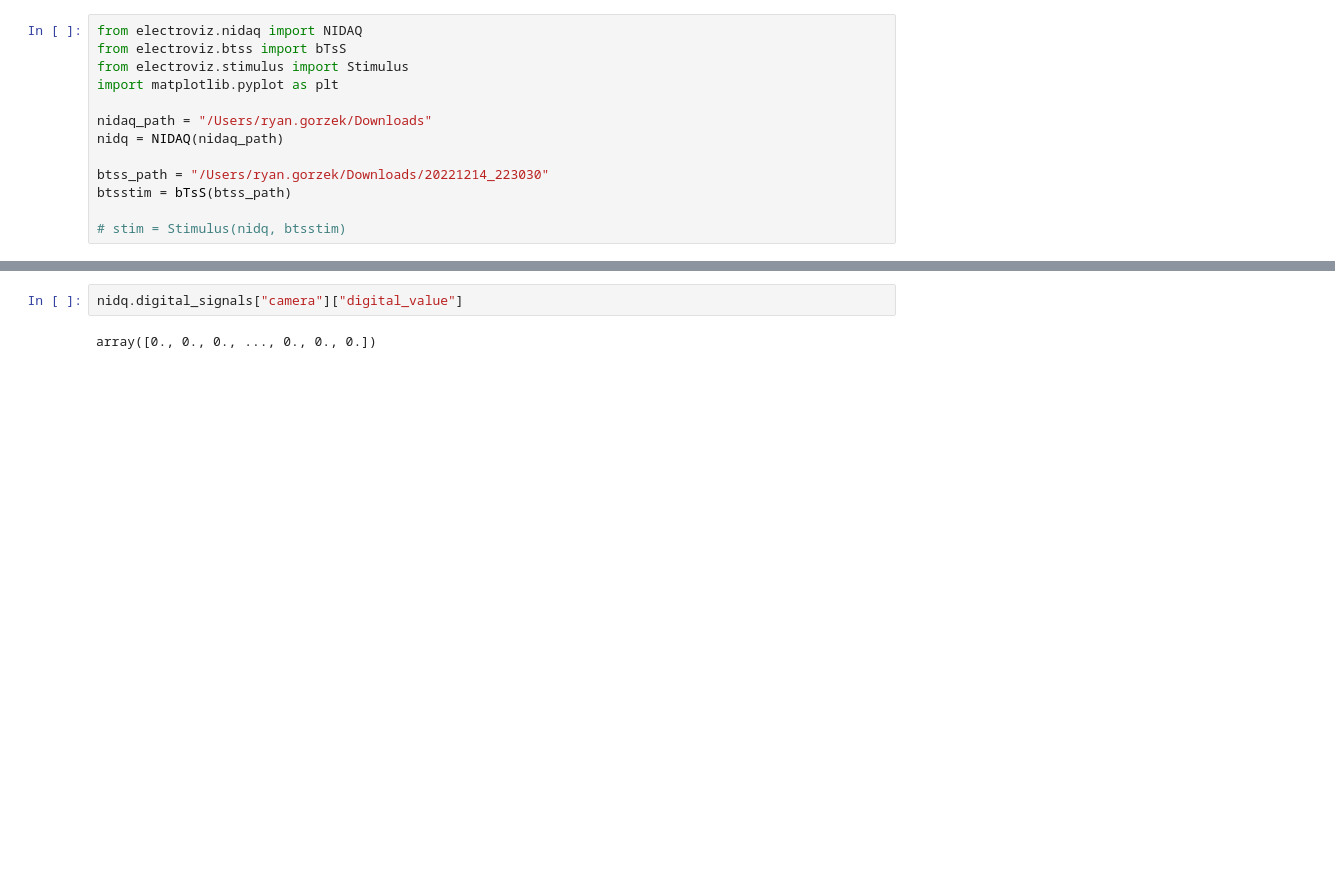
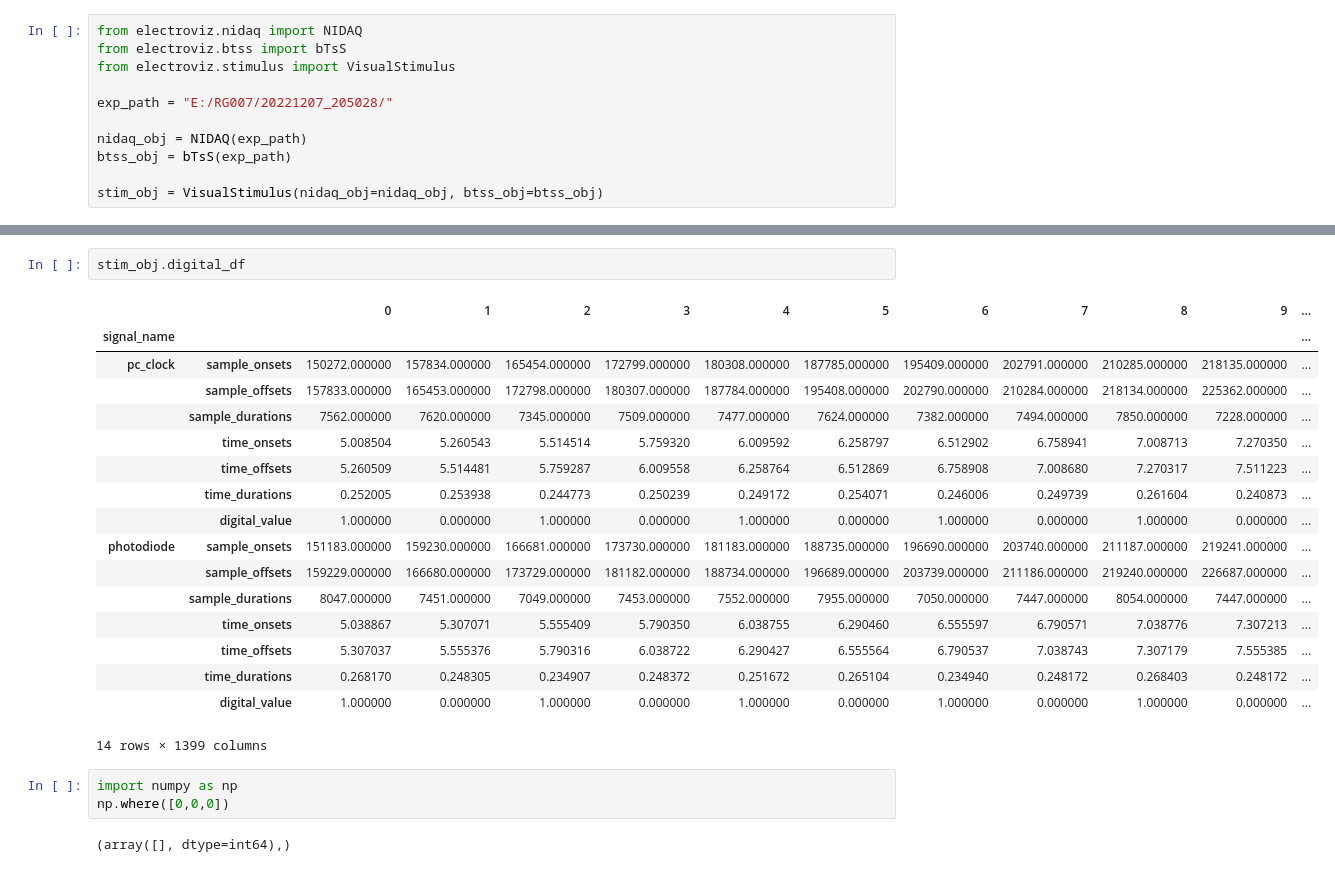
Before and after one commit to ryan-gorzek/electroviz, a Jupyter notebook: notebooks/feature_testing.ipynb, the cells around one changed output, grey strips where cells are left out. Cells and saved outputs as stored; diff of their text form; blank space fills up the shorter version.

Commit message:
Batch commit a pile of bug fixes and enhancements required for building VisualStimulus dataframe

```diff
--- a/notebooks/feature_testing.ipynb
+++ b/notebooks/feature_testing.ipynb
@@ -1,13 +1,11 @@
 # %%
 from electroviz.nidaq import NIDAQ
 from electroviz.btss import bTsS
-from electroviz.stimulus import Stimulus
-import matplotlib.pyplot as plt
+from electroviz.stimulus import VisualStimulus
 
-nidaq_path = "/Users/ryan.gorzek/Downloads"
-nidq = NIDAQ(nidaq_path)
+exp_path = "E:/RG007/20221207_205028/"
 
-btss_path = "/Users/ryan.gorzek/Downloads/20221214_223030"
-btsstim = bTsS(btss_path)
+nidaq_obj = NIDAQ(exp_path)
+btss_obj = bTsS(exp_path)
 
-# stim = Stimulus(nidq, btsstim)
+stim_obj = VisualStimulus(nidaq_obj=nidaq_obj, btss_obj=btss_obj)
@@ -14,4 +30,25 @@ btsstim = bTsS(btss_path)
-# %%
-nidq.digital_signals["camera"]["digital_value"]
-# %% [output]
-array([0., 0., 0., ..., 0., 0., 0.])
+# %%
+stim_obj.digital_df
+# %% [output]
+|  |  | 0 | 1 | 2 | 3 | 4 | 5 | 6 | 7 | 8 | 9 | ... |
+| signal_name |  |  |  |  |  |  |  |  |  |  |  | ... |
+| pc_clock | sample_onsets | 150272.000000 | 157834.000000 | 165454.000000 | 172799.000000 | 180308.000000 | 187785.000000 | 195409.000000 | 202791.000000 | 210285.000000 | 218135.000000 | ... |
+|  | sample_offsets | 157833.000000 | 165453.000000 | 172798.000000 | 180307.000000 | 187784.000000 | 195408.000000 | 202790.000000 | 210284.000000 | 218134.000000 | 225362.000000 | ... |
+|  | sample_durations | 7562.000000 | 7620.000000 | 7345.000000 | 7509.000000 | 7477.000000 | 7624.000000 | 7382.000000 | 7494.000000 | 7850.000000 | 7228.000000 | ... |
+|  | time_onsets | 5.008504 | 5.260543 | 5.514514 | 5.759320 | 6.009592 | 6.258797 | 6.512902 | 6.758941 | 7.008713 | 7.270350 | ... |
+|  | time_offsets | 5.260509 | 5.514481 | 5.759287 | 6.009558 | 6.258764 | 6.512869 | 6.758908 | 7.008680 | 7.270317 | 7.511223 | ... |
+|  | time_durations | 0.252005 | 0.253938 | 0.244773 | 0.250239 | 0.249172 | 0.254071 | 0.246006 | 0.249739 | 0.261604 | 0.240873 | ... |
+|  | digital_value | 1.000000 | 0.000000 | 1.000000 | 0.000000 | 1.000000 | 0.000000 | 1.000000 | 0.000000 | 1.000000 | 0.000000 | ... |
+| photodiode | sample_onsets | 151183.000000 | 159230.000000 | 166681.000000 | 173730.000000 | 181183.000000 | 188735.000000 | 196690.000000 | 203740.000000 | 211187.000000 | 219241.000000 | ... |
+|  | sample_offsets | 159229.000000 | 166680.000000 | 173729.000000 | 181182.000000 | 188734.000000 | 196689.000000 | 203739.000000 | 211186.000000 | 219240.000000 | 226687.000000 | ... |
+|  | sample_durations | 8047.000000 | 7451.000000 | 7049.000000 | 7453.000000 | 7552.000000 | 7955.000000 | 7050.000000 | 7447.000000 | 8054.000000 | 7447.000000 | ... |
+|  | time_onsets | 5.038867 | 5.307071 | 5.555409 | 5.790350 | 6.038755 | 6.290460 | 6.555597 | 6.790571 | 7.038776 | 7.307213 | ... |
+|  | time_offsets | 5.307037 | 5.555376 | 5.790316 | 6.038722 | 6.290427 | 6.555564 | 6.790537 | 7.038743 | 7.307179 | 7.555385 | ... |
+|  | time_durations | 0.268170 | 0.248305 | 0.234907 | 0.248372 | 0.251672 | 0.265104 | 0.234940 | 0.248172 | 0.268403 | 0.248172 | ... |
+|  | digital_value | 1.000000 | 0.000000 | 1.000000 | 0.000000 | 1.000000 | 0.000000 | 1.000000 | 0.000000 | 1.000000 | 0.000000 | ... |
+14 rows × 1399 columns
+# %%
+import numpy as np
+np.where([0,0,0])
+# %% [output]
+(array([], dtype=int64),)
```
Also changed, not shown: parts of 2 cells of this notebook, 5 other files.
